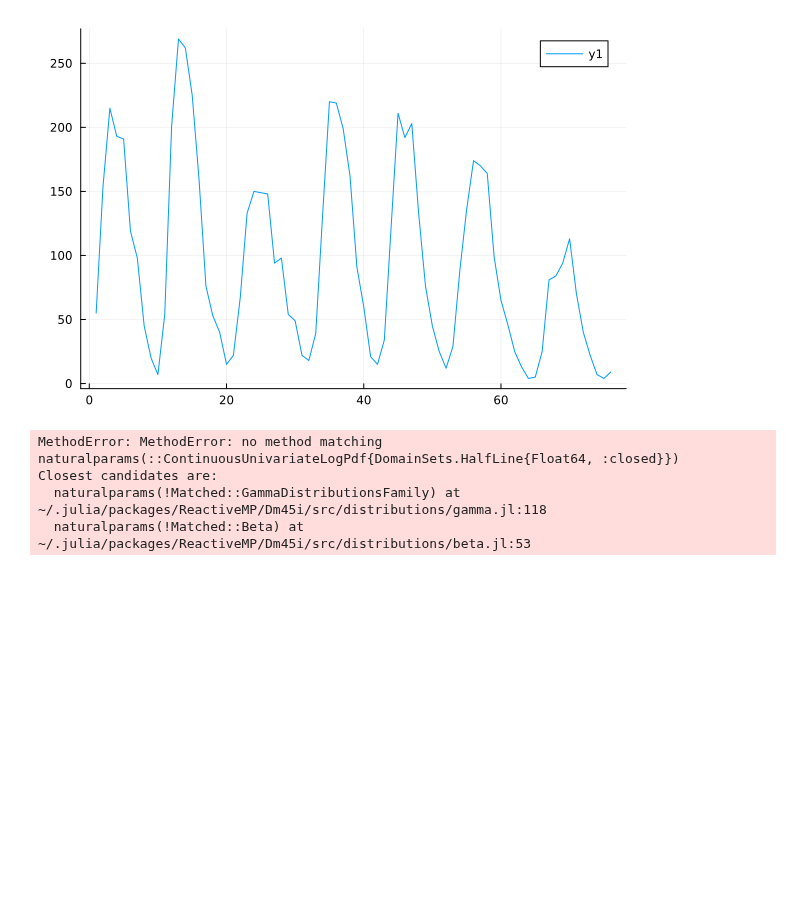
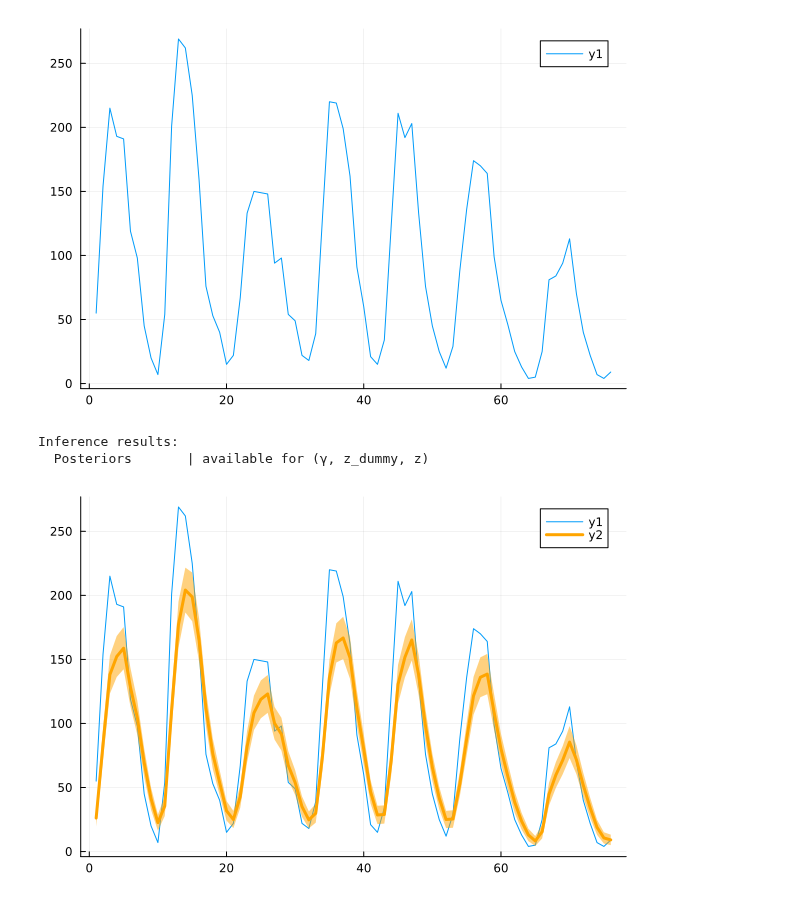
Before and after one commit to biaslab/CVMP, a Jupyter notebook: demos/sunspot_gamma.ipynb, the cells around one changed output. Drawn from its saved outputs; the diff is of its cells as text; code cells hidden in the pictures; blank space fills up the shorter version.

Commit message:
fix: working sunspot

```diff
--- a/demos/sunspot_gamma.ipynb
+++ b/demos/sunspot_gamma.ipynb
@@ -116,14 +121,22 @@ results = inference(
     model = sunspot_model(nr_observations),
     data = (y = observations,),
     iterations = 100,
-    free_energy = true,
+    # free_energy = true,
     constraints = sunspot_constraints(),
-    meta = sunspot_meta(StableRNG(42), 1000, 10, Flux.Descent(0.01)),
+    meta = sunspot_meta(StableRNG(42), 2000, 20, Flux.Descent(0.001)),
     initmessages = (γ=Gamma(1000.0, 1), z=Gamma(1000.0, 1), z_dummy=Gamma(1000.0, 1)),
     initmarginals = (γ=Gamma(1000.0, 1), z=Gamma(1000.0, 1), z_dummy=Gamma(1000.0, 1))
 )
 # %% [output]
-MethodError: MethodError: no method matching naturalparams(::ContinuousUnivariateLogPdf{DomainSets.HalfLine{Float64, :closed}})
-Closest candidates are:
-  naturalparams(!Matched::GammaDistributionsFamily) at ~/.julia/packages/ReactiveMP/Dm45i/src/distributions/gamma.jl:118
-  naturalparams(!Matched::Beta) at ~/.julia/packages/ReactiveMP/Dm45i/src/distributions/beta.jl:53
+Inference results:
+  Posteriors       | available for (γ, z_dummy, z)
+# %%
+# plot estimates for location
+posteriours = results.posteriors[:z][end]
+means = map(mean, posteriours)
+ribbon = map(x -> 2*std(x), posteriours)
+
+p1 = plot(observations)
+plot!(means, ribbon=ribbon, fillalpha=0.5, linewidth=3, color = :orange)
+# %% [output]
+[figure, added]
```
Also changed, not shown: parts of 2 cells of this notebook, 4 other files.
